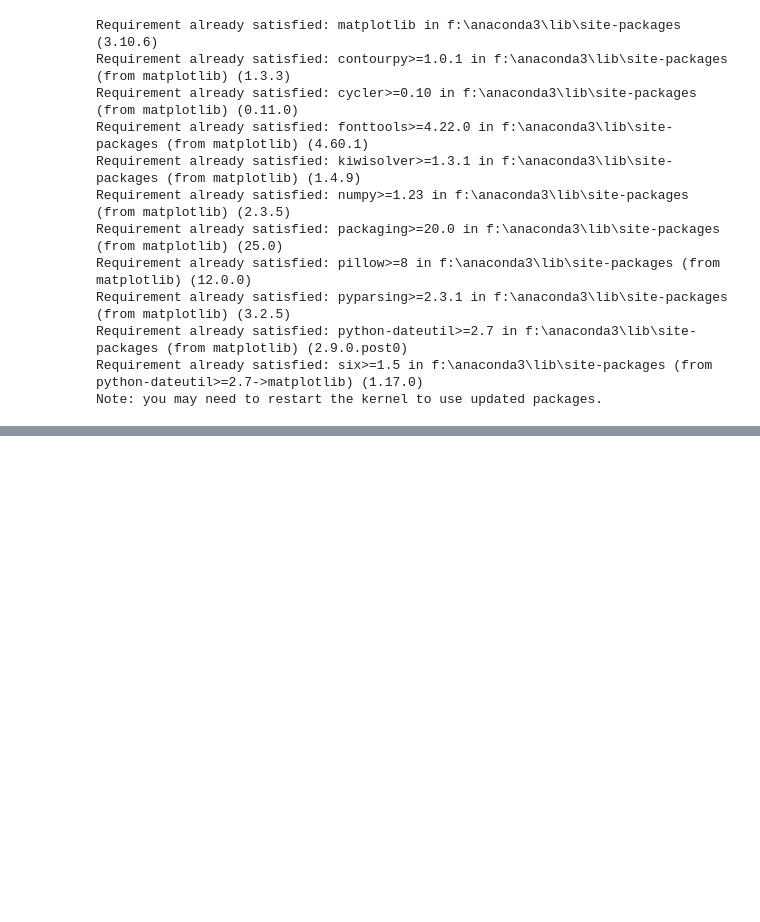
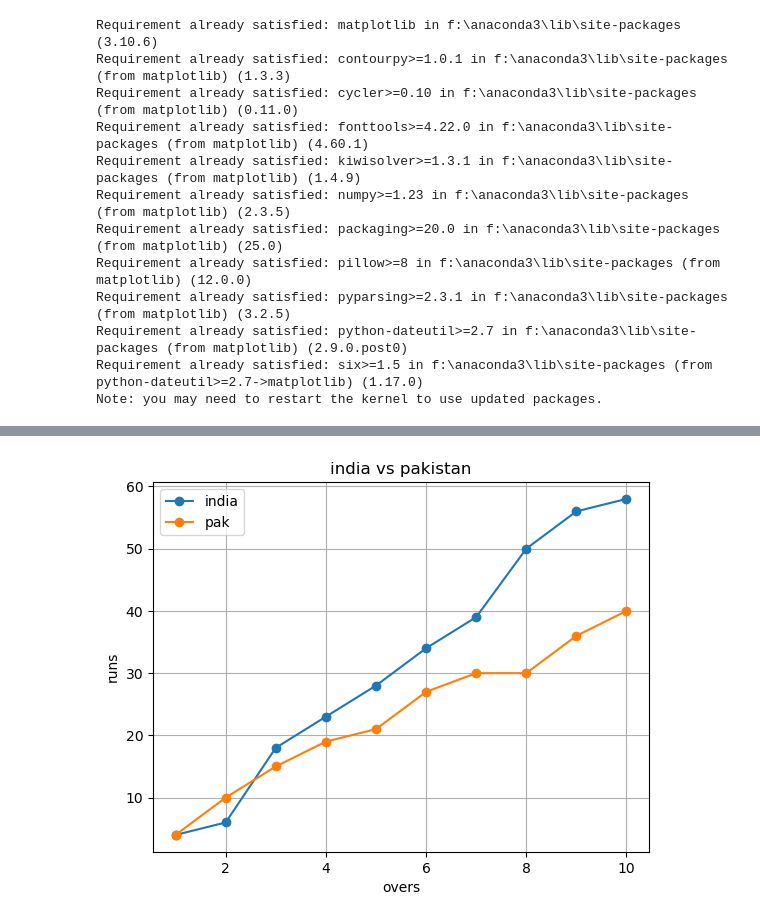
Before and after one commit to arsalanwani/Analytics, a Jupyter notebook: Matplotlib/index.ipynb, the cells around one changed output, grey strips where cells are left out. Saved outputs shown, nothing was run; the diff lists cells and outputs as text; code cells hidden in the pictures; blank space fills up the shorter version.

```diff
--- a/Matplotlib/index.ipynb
+++ b/Matplotlib/index.ipynb
@@ -17,0 +78,14 @@ import matplotlib.pyplot as plt
+# %%
+overs=[1,2,3,4,5,6,7,8,9,10]
+pak=[4,10,15,19,21,27,30,30,36,40]
+ind=[4,6,18,23,28,34,39,50,56,58]
+# %%
+plt.plot(overs,ind,label="india",marker="o")
+plt.plot(overs,pak,label="pak",marker="o")
+plt.legend()
+plt.xlabel("overs")
+plt.ylabel("runs")
+plt.title("india vs pakistan")
+plt.grid()
+# %% [output]
+[figure, added]
```
Also changed, not shown: parts of 9 cells of this notebook.
